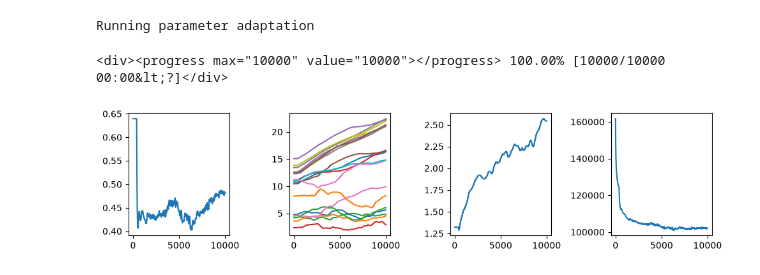
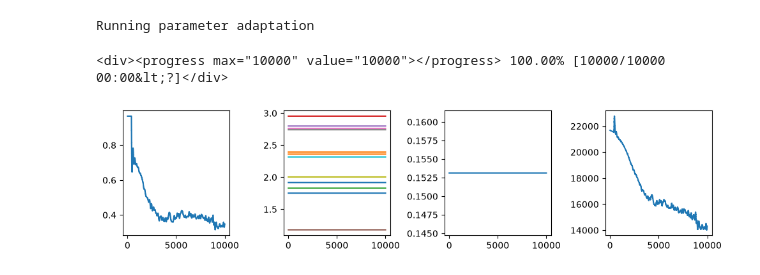
Before and after one commit to callum-kl/non-parametric-pro, a Jupyter notebook: notebooks/uci.ipynb, the cells around one changed output. Cells and saved outputs as stored; diff of their text form; code cells hidden in the pictures.

```diff
--- a/notebooks/uci.ipynb
+++ b/notebooks/uci.ipynb
@@ -30,15 +32,15 @@ mala = wrap(blackjax.mala)
 # %%
 key = jr.PRNGKey(0)
 
-example = load_uci_regression_dataset("skillcraft", split=2)
+example = load_uci_regression_dataset(dataset_name, split=split)
 
 scaler_x = StandardScaler()
 scaler_y = StandardScaler()
 
-_x_train = scaler_x.fit_transform(example.x_train)
-_y_train = scaler_y.fit_transform(example.y_train)
+x_train_full = scaler_x.fit_transform(example.x_train)
+y_train_full = scaler_y.fit_transform(example.y_train)
 
-split = train_val_split(key, _x_train, _y_train, val_fraction=0.2)
+split = train_val_split(key, x_train_full, y_train_full, val_fraction=val_fraction)
 x_train, y_train = split.x_train, split.y_train
 x_val, y_val = split.x_val, split.y_val
 
@@ -123,12 +92,0 @@ pro_kernel = v_gp_kernel
-# %%
-_sigma_val = px.unwrap(v_gp_sigma)
-_sigma_min = 0.2
-
-if inducing:
-    inducing_basis = PointInducingBasis(z_opt)
-    basis, residual_std = compute_inducing_basis(inducing_basis, pro_kernel, x_train)
-else:
-    M = x_train.shape[0]
-    basis, residual_std = _full_gp_basis(gp_posterior, x_train), None
-
-sigma = gpx.parameters.SigmoidBounded(_sigma_val, low=_sigma_min, high=100.0)
@@ -135,55 +97,64 @@ sigma = gpx.parameters.SigmoidBounded(_sigma_val, low=_sigma_min, high=100.0)
 # %%
-J = 50
-pro_position = jr.normal(key, (M, J))
+J = num_particles
+
+pro_kernel = v_gp_kernel
+
+_sigma_val = px.unwrap(v_gp_sigma)
+_sigma_min = 0.1
+
+inducing_basis = PointInducingBasis(z_opt)
+basis, residual_std = compute_inducing_basis(inducing_basis, pro_kernel, x_train)
+
+sigma = gpx.parameters.SigmoidBounded(_sigma_val, low=_sigma_min, high=100.0)
+
 pro_params = ProParameters(
     y=y_train,
     basis=basis,
     step_size=1e-4,
     sigma=sigma,
     alpha=1.0,
     residual_std=residual_std
 )
 
 num_steps = 10000
 warmup_steps = 400
 sigma_adapt_every = 10
-kernel_adapt_every = 10
-_inducing_basis = inducing_basis if inducing else None
+kernel_adapt_every = -1
+initial_position = jr.normal(key, (M, J))
 
-if adapt:
-    adaptation = parameter_adaptation(
-        ula,
-        pro_logdensity_fn,
-        pro_params,
-        x_train=x_train,
-        initial_kernel=pro_kernel,
-        warmup_steps=warmup_steps,
-        sigma_adapt_every=sigma_adapt_every,
-        kernel_adapt_every=kernel_adapt_every,
-        objective_fn=pro_score_fn,
-        inducing_basis=_inducing_basis,
-        sigma_optimizer=ox.adam(1e-1),
-        kernel_optimizer=ox.adam(1e-2),
-        x_val=x_val,
-        y_val=y_val,
-        progress_bar=True
-    )
+adaptation = parameter_adaptation(
+    ula,
+    pro_logdensity_fn,
+    pro_params,
+    x_train=x_train,
+    initial_kernel=pro_kernel,
+    warmup_steps=warmup_steps,
+    sigma_adapt_every=sigma_adapt_every,
+    kernel_adapt_every=kernel_adapt_every,
+    objective_fn=pro_score_fn,
+    inducing_basis=inducing_basis,
+    sigma_optimizer=ox.adam(1e-1),
+    kernel_optimizer=ox.adam(1e-2),
+    x_val=x_val,
+    y_val=y_val,
+    progress_bar=True
+)
 
-    adaptation_results, adaptation_info = adaptation.run(key, pro_position, num_steps=num_steps)
-    pro_kernel = jax.tree.map(lambda x: x[-1], adaptation_info.kernel)
-    pro_params = adaptation_results.parameters
-    pro_position = adaptation_results.state.position
+adaptation_results, adaptation_info = adaptation.run(key, initial_position, num_steps=num_steps)
+pro_kernel = jax.tree.map(lambda x: x[-1], adaptation_info.kernel)
+pro_params = adaptation_results.parameters
+pro_position = adaptation_results.state.position
 
-    fig, ax = plt.subplots(1, 4, figsize=(10, 2.5))
+fig, ax = plt.subplots(1, 4, figsize=(10, 2.5))
 
-    ax[0].plot(px.unwrap(adaptation_info.sigma))
-    ax[1].plot(px.unwrap(adaptation_info.kernel.lengthscale))
-    ax[2].plot(px.unwrap(adaptation_info.kernel.variance))
-    ax[3].plot(-adaptation_info.sampler_info.score[10:])
-    plt.tight_layout()
-    plt.show()
+ax[0].plot(px.unwrap(adaptation_info.sigma))
+ax[1].plot(px.unwrap(adaptation_info.kernel.lengthscale))
+ax[2].plot(px.unwrap(adaptation_info.kernel.variance))
+ax[3].plot(-adaptation_info.sampler_info.score[10:])
+plt.tight_layout()
+plt.show()
 # %% [output]
 Running parameter adaptation
 <div><progress max="10000" value="10000"></progress> 100.00% [10000/10000 00:00&lt;?]</div>
-[figure, old version]
+[figure, new version]
 # %%
```
Also changed, not shown: parts of 11 cells of this notebook, 24 other files.
